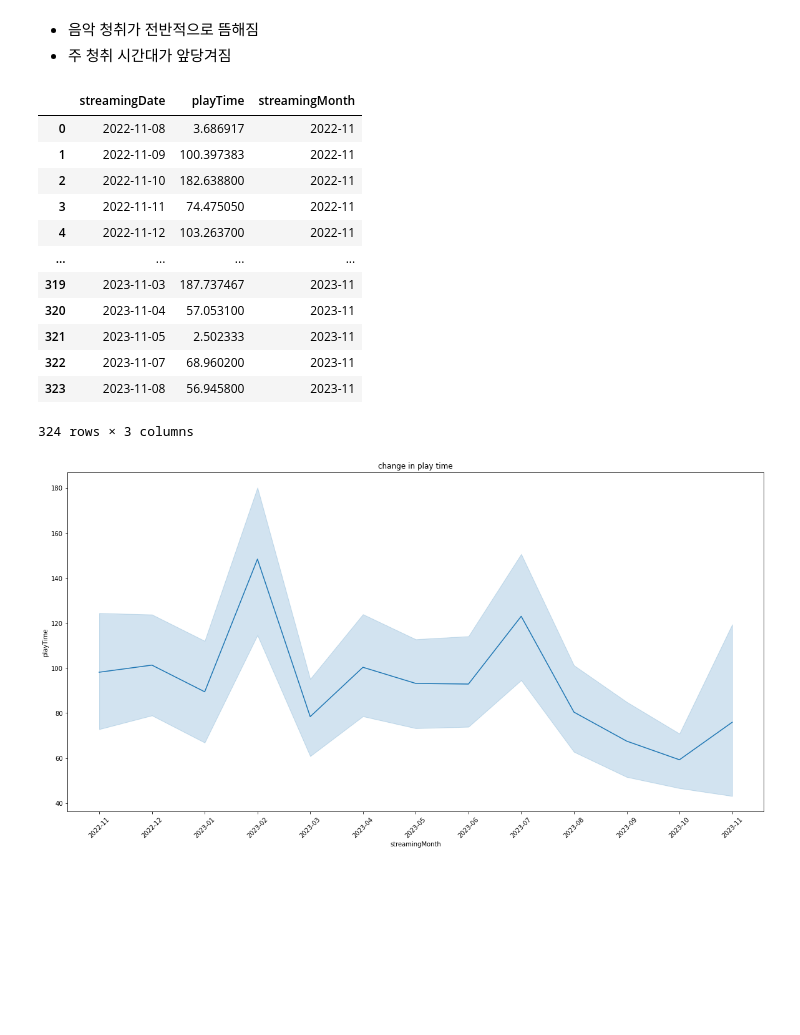
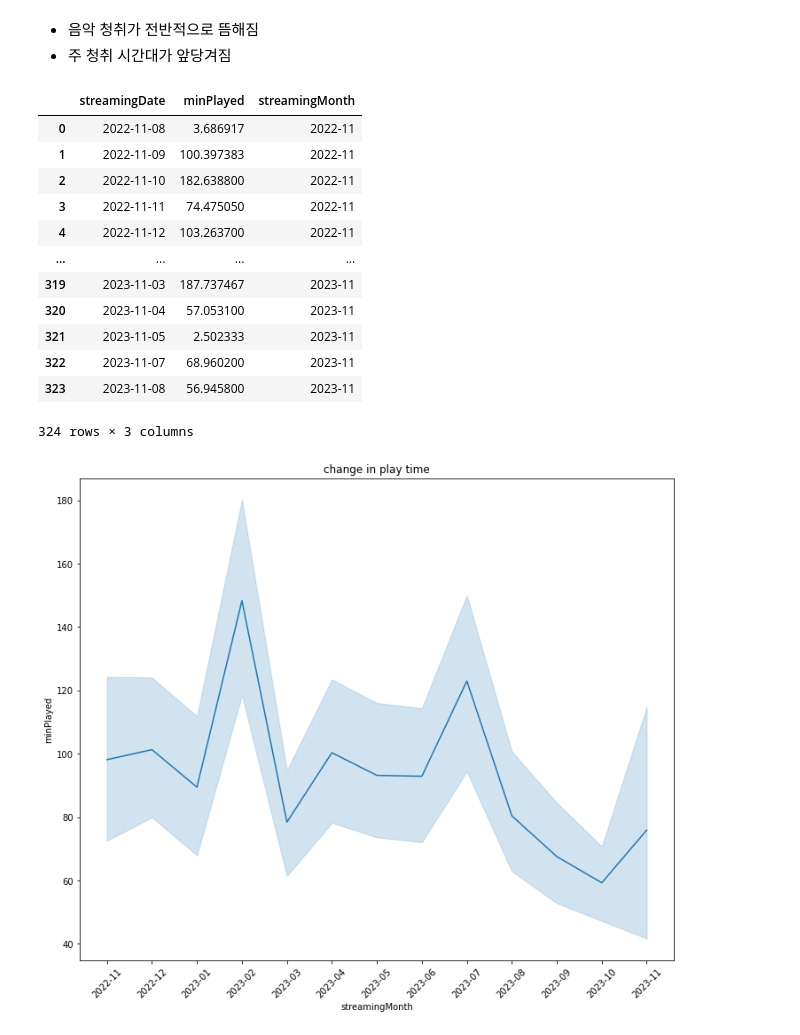
Before and after one commit to ShinHongKyu/spotify-my-history, a Jupyter notebook: my-spotify-history.ipynb, the cells around one changed output. Cells and saved outputs as stored; diff of their text form; code cells hidden in the pictures; blank space fills up the shorter version.

```diff
--- a/my-spotify-history.ipynb
+++ b/my-spotify-history.ipynb
@@ -66,7 +65,7 @@ history['streamingYearMonth']= history['endTime'].dt.strftime('%Y-%m')
 history['streamingDay']= history['endTime'].dt.day
 history['streamingHour']= history['endTime'].dt.hour
 # 스트리밍 시간-> ms to minute-> msPlayed/ 60000
-history['playTime']= history['msPlayed']/ 60000
+history['minPlayed']= history['msPlayed']/ 60000
 
 history.head()
 # %% [output]
@@ -93,7 +92,7 @@ history['streamingHour'].plot.box()
 # 하루에 얼마나 듣는지?
 # 일별 playtime 합산
 # 합산된 시간의 분포 확인
-daily_playtime= history['playTime'].groupby(history['streamingDate']).sum().reset_index()
-daily_playtime['playTime'].plot.box()
+daily_playtime= history['minPlayed'].groupby(history['streamingDate']).sum().reset_index()
+daily_playtime['minPlayed'].plot.box()
 # %% [output]
 <AxesSubplot:>
@@ -139,7 +138,7 @@ sns.scatterplot(data= hour_count, x= 'streamingYearMonth', y= 'streamingHour',
 daily_playtime['streamingMonth']= pd.to_datetime(daily_playtime['streamingDate']).dt.strftime('%Y-%m')
 daily_playtime
 # %% [output]
-|  | streamingDate | playTime | streamingMonth |
+|  | streamingDate | minPlayed | streamingMonth |
 | 0 | 2022-11-08 | 3.686917 | 2022-11 |
 | 1 | 2022-11-09 | 100.397383 | 2022-11 |
 | 2 | 2022-11-10 | 182.638800 | 2022-11 |
@@ -153,10 +152,10 @@ daily_playtime
 | 323 | 2023-11-08 | 56.945800 | 2023-11 |
 324 rows × 3 columns
 # %%
-plt.figure(figsize= (20, 10))
-a= sns.lineplot(data= daily_playtime, x= 'streamingMonth', y= 'playTime')
+plt.figure(figsize= (12, 10))
+a= sns.lineplot(data= daily_playtime, x= 'streamingMonth', y= 'minPlayed')
 a.set_title('change in play time')
 plt.xticks(rotation= 45)
 plt.show()
 # %% [output]
-[figure, old version]
+[figure, new version]
```
Also changed, not shown: parts of 9 cells of this notebook, 1 other file.
